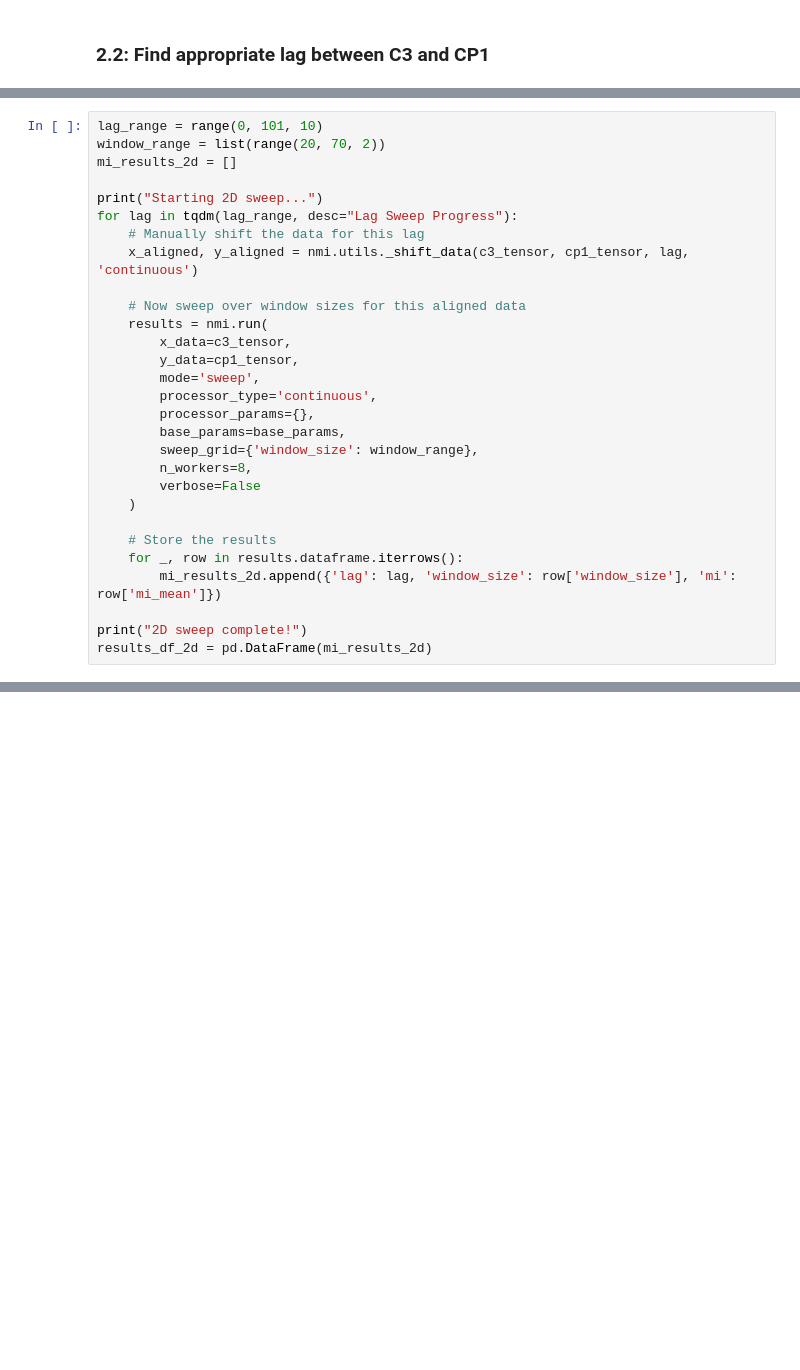
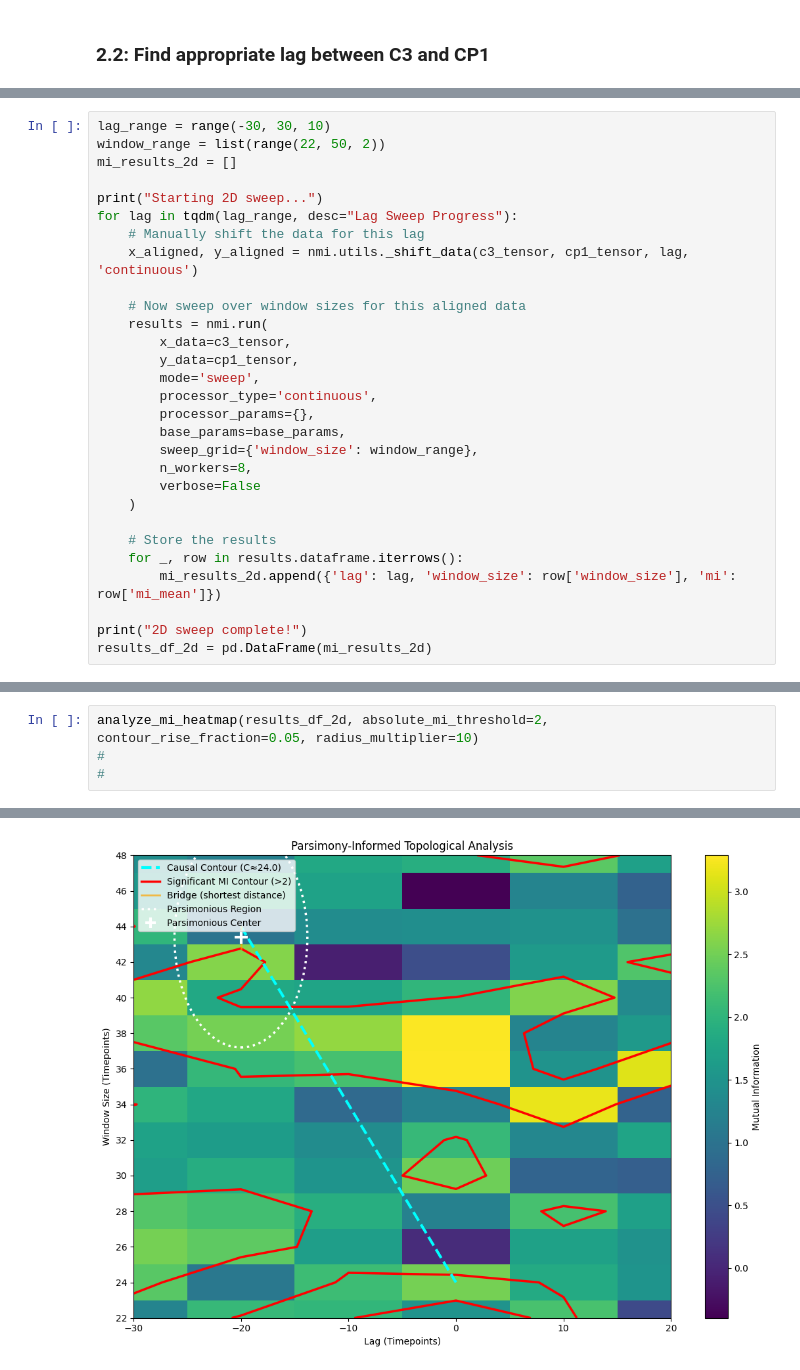
Before and after one commit to Simurgh818/mutual_information_analysis, a Jupyter notebook: NeuralMI_tutorial.ipynb, the cells around one changed output, grey strips where cells are left out. Saved outputs shown, nothing was run; the diff lists cells and outputs as text; blank space fills up the shorter version.

```diff
--- a/NeuralMI_tutorial.ipynb
+++ b/NeuralMI_tutorial.ipynb
@@ -341,6 +365,6 @@ plt.show()
 # %%
-lag_range = range(0, 101, 10)
-window_range = list(range(20, 70, 2))
+lag_range = range(-30, 30, 10)
+window_range = list(range(22, 50, 2))
 mi_results_2d = []
 
 print("Starting 2D sweep...")
@@ -394,0 +421,5 @@ plt.show()
+# %%
+analyze_mi_heatmap(results_df_2d, absolute_mi_threshold=2, contour_rise_fraction=0.05, radius_multiplier=10)
+#
+#
+# %% [output]
@@ -394,0 +435 @@ plt.show()
+[figure, added]
```
Also changed, not shown: parts of 21 cells of this notebook.
